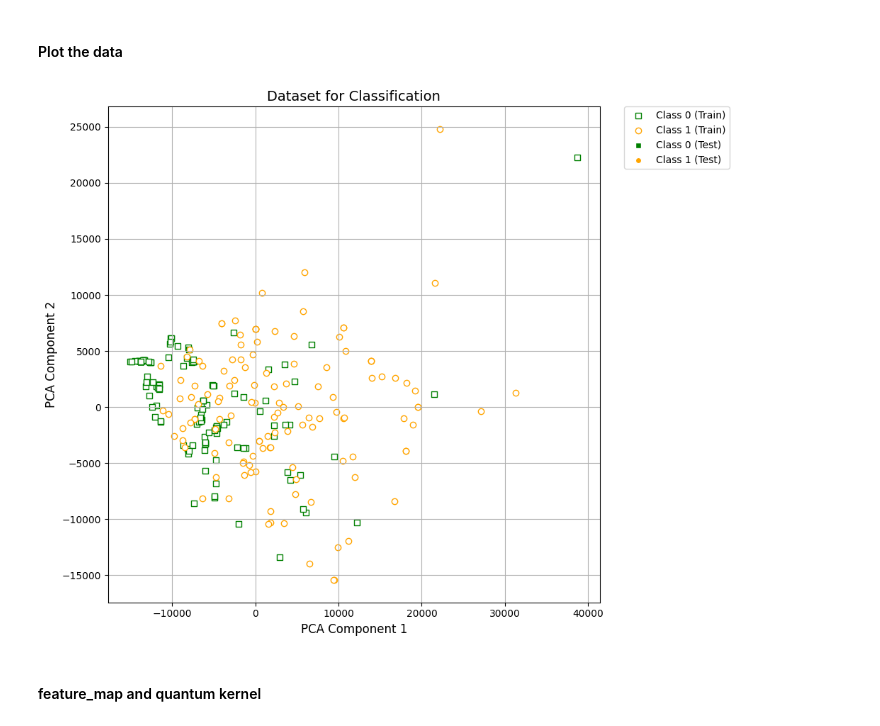
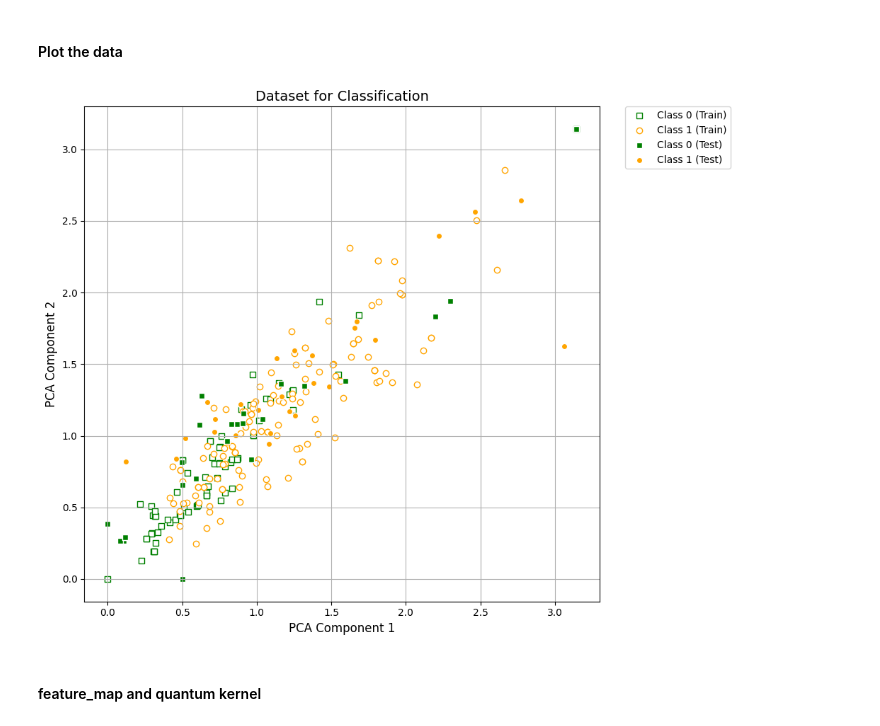
Before and after one commit to ketayon/BRAIN_TUMOR_DETECTION, a Jupyter notebook: FidelityQuantumKernel_qiskit_brain_tumor_detection.ipynb, the cells around one changed output. Cells and saved outputs as stored; diff of their text form; code cells hidden in the pictures.

```diff
--- a/FidelityQuantumKernel_qiskit_brain_tumor_detection.ipynb
+++ b/FidelityQuantumKernel_qiskit_brain_tumor_detection.ipynb
@@ -232,0 +214,25 @@ y_test_numpy = y_test_tensor.numpy()
+# %%
+def reduce_to_2_dimensions(data):
+    """
+    Reduces the number of features in the dataset to 2 dimensions by averaging subsets of features.
+
+    Args:
+        data (np.ndarray): Input dataset of shape (n_samples, n_features).
+
+    Returns:
+        np.ndarray: Reduced dataset of shape (n_samples, 2).
+    """
+    n_features = data.shape[1]
+    split_size = n_features // 2
+    reduced_data = np.column_stack([
+        np.mean(data[:, :split_size], axis=1),
+        np.mean(data[:, split_size:], axis=1)
+    ])
+    return reduced_data
+
+
+X_train_red = reduce_to_2_dimensions(X_train)
+X_test_red = reduce_to_2_dimensions(X_test)
+
+print(f"X_train Reduced Shape: {X_train_red.shape}")
+print(f"X_test Reduced Shape: {X_test_red.shape}")
@@ -233,3 +242,6 @@ y_test_numpy = y_test_tensor.numpy()
+# %%
+X_train_reduced = MinMaxScaler(feature_range=(0, np.pi)).fit_transform(X_train_red)
+X_test_reduced = MinMaxScaler(feature_range=(0, np.pi)).fit_transform(X_test_red)
 # %% [markdown]
 #### Display the categorized file paths and labels
 # %%
@@ -265,8 +277,8 @@ plt.show()
 plt.figure(figsize=(10, 8))
 
 plt.scatter(
-    X_train_tensor[(y_train_tensor == 0), 0].numpy(),
-    X_train_tensor[(y_train_tensor == 0), 1].numpy(),
+    X_train_reduced[np.where(y_train == 0)[0], 0],
+    X_train_reduced[np.where(y_train == 0)[0], 1],
     marker="s",
     facecolors="w",
     edgecolors="green",
@@ -274,41 +286,41 @@ plt.scatter(
 )
 
 plt.scatter(
-    X_train_tensor[(y_train_tensor == 1), 0].numpy(),
-    X_train_tensor[(y_train_tensor == 1), 1].numpy(),
+    X_train_reduced[np.where(y_train == 1)[0], 0],
+    X_train_reduced[np.where(y_train == 1)[0], 1],
     marker="o",
     facecolors="w",
     edgecolors="orange",
     label="Class 1 (Train)",
 )
 
 plt.scatter(
-    X_test_pca[y_test == 0, 0],
-    X_test_pca[y_test == 0, 1],
+    X_test_reduced[np.where(y_test == 0)[0], 0],
+    X_test_reduced[np.where(y_test == 0)[0], 1],
     marker="s",
     facecolors="green",
     edgecolors="w",
     label="Class 0 (Test)",
 )
 
 plt.scatter(
-    X_test_pca[y_test == 1, 0],
-    X_test_pca[y_test == 1, 1],
+    X_test_reduced[np.where(y_test == 1)[0], 0],
+    X_test_reduced[np.where(y_test == 1)[0], 1],
     marker="o",
     facecolors="orange",
     edgecolors="w",
     label="Class 1 (Test)",
 )
 
 plt.legend(bbox_to_anchor=(1.05, 1), loc="upper left", borderaxespad=0.0)
 plt.title("Dataset for Classification", fontsize=14)
 plt.xlabel("PCA Component 1", fontsize=12)
 plt.ylabel("PCA Component 2", fontsize=12)
 plt.grid(True)
 plt.tight_layout()
 plt.show()
 # %% [output]
-[figure, old version]
+[figure, new version]
 # %% [markdown]
 #### feature_map and quantum kernel
 # %%
```
Also changed, not shown: parts of 28 cells of this notebook, 5 other files.
